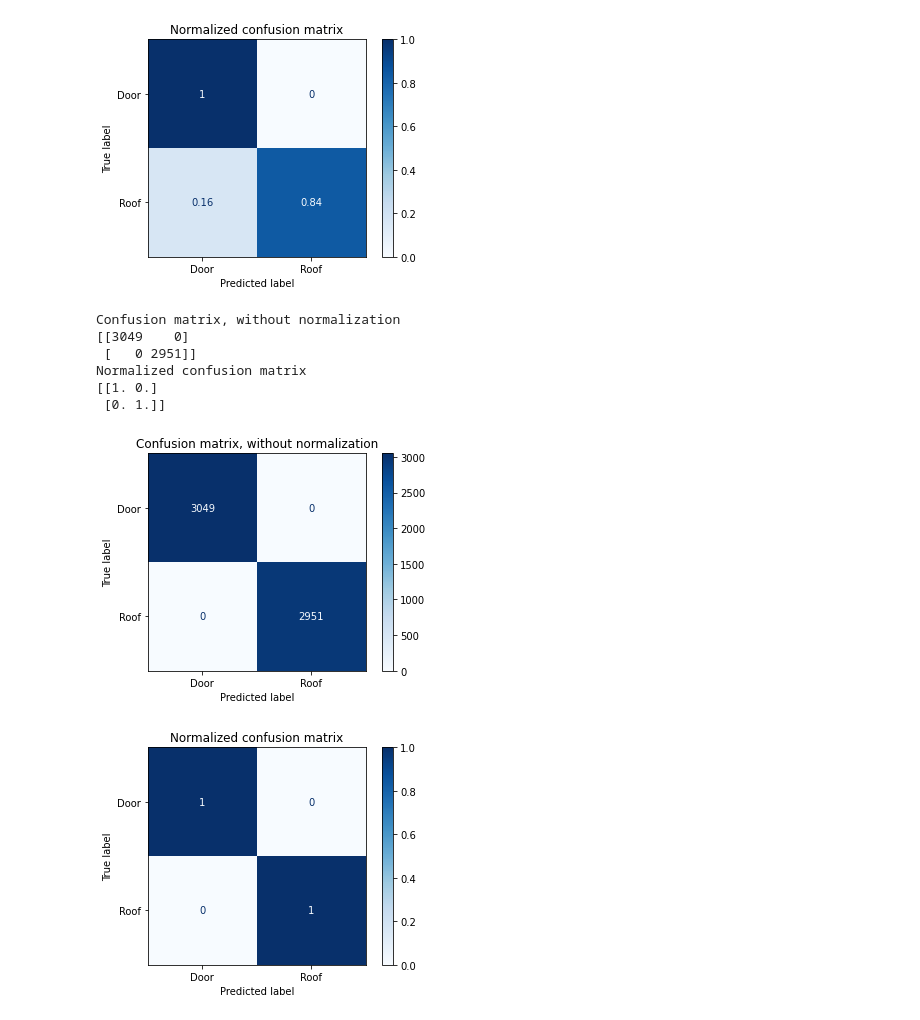
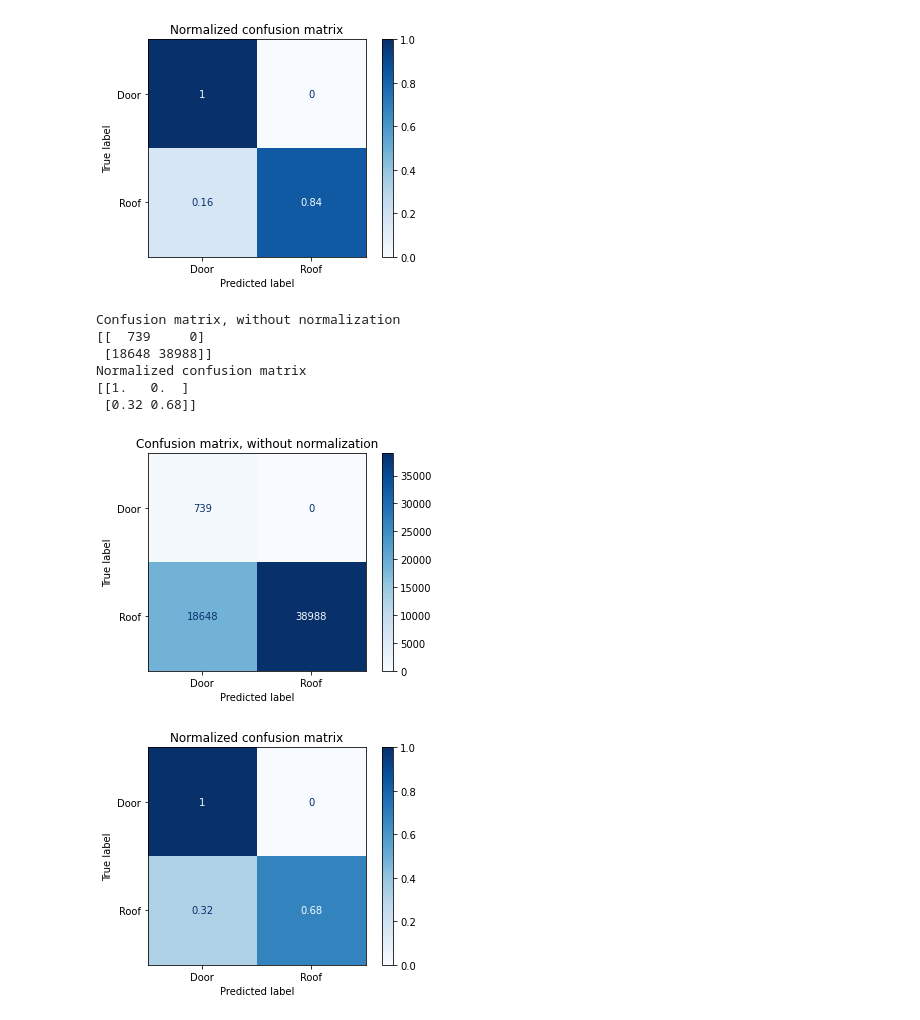
Before and after one commit to meishinlee/Building-Feature-Classification, a Jupyter notebook: Roof vs Door/SVM Final.ipynb, the cells around one changed output. Saved outputs shown, nothing was run; the diff lists cells and outputs as text; code cells hidden in the pictures.

```diff
--- a/Roof vs Door/SVM Final.ipynb
+++ b/Roof vs Door/SVM Final.ipynb
@@ -69,7 +69,7 @@ y = df_downsampled.Type
 #print(y)
 #print(x.shape,y.shape)
 #print(y.shape)
-
+'''
 scaler = preprocessing.StandardScaler().fit(xOld)
 scaler.mean_
 scaler.scale_
@@ -79,3 +79,5 @@ x.mean(axis = 0)
 x.std(axis=0)
 
 #print(x.shape)
+'''
+x = xOld
@@ -85,7 +85,8 @@ array([1., 1., 1., 1., 0., 0., 1., 1., 1., 1., 1.])
 Train/Test Split
 # %%
 #Train/Test Split
-x_scaled = preprocessing.scale(x)
+#x_scaled = preprocessing.scale(x)
+x_scaled = x
 x_train, x_test, y_train, y_test = train_test_split(x_scaled, y, test_size = 0.25, train_size = 0.75)
 
 #print(x_train)
@@ -141,6 +127,7 @@ y1 = df_a2[:, 11]
 
 scaler = preprocessing.StandardScaler().fit(x1Old)
 x1 = scaler.transform(x1Old)
+x1 = x1Old
 
 print(x1)
 '''
@@ -402,31 +341,31 @@ Normalized confusion matrix
 # %%
 np.set_printoptions(precision=2)
 class_names = ['Door','Roof']
 classifier = svm.SVC(probability = False, kernel = 'linear', C = 1).fit(x_train, y_train)
 
 # Plot non-normalized confusion matrix
 titles_options = [("Confusion matrix, without normalization", None),
                   ("Normalized confusion matrix", 'true')]
 for title, normalize in titles_options:
-    disp = plot_confusion_matrix(classifier, x_test, y_test,
+    disp = plot_confusion_matrix(classifier, x1, y1,
                                  display_labels=class_names,
                                  cmap=plt.cm.Blues,
                                  normalize=normalize)
     disp.ax_.set_title(title)
 
     print(title)
     print(disp.confusion_matrix)
 
 plt.show()
 # %% [output]
 Confusion matrix, without normalization
-[[3049    0]
- [   0 2951]]
+[[  739     0]
+ [18648 38988]]
 Normalized confusion matrix
-[[1. 0.]
- [0. 1.]]
+[[1.   0.  ]
+ [0.32 0.68]]
-[figure, old version]
+[figure, new version]
-[figure, old version]
+[figure, new version]
 # %% [markdown]
 <a style='text-decoration:none;line-height:16px;display:flex;color:#5B5B62;padding:10px;justify-content:end;' href='https://deepnote.com?utm_source=created-in-deepnote-cell&projectId=22ec9222-3a33-4967-8b6b-eec8dcc0f029' target="_blank">
 <img alt='Created in deepnote.com' style='display:inline;max-height:16px;margin:0px;margin-right:7.5px;' src='embedded-picture-1' > </img>
```
Also changed, not shown: parts of 7 cells of this notebook, 1 other file.
